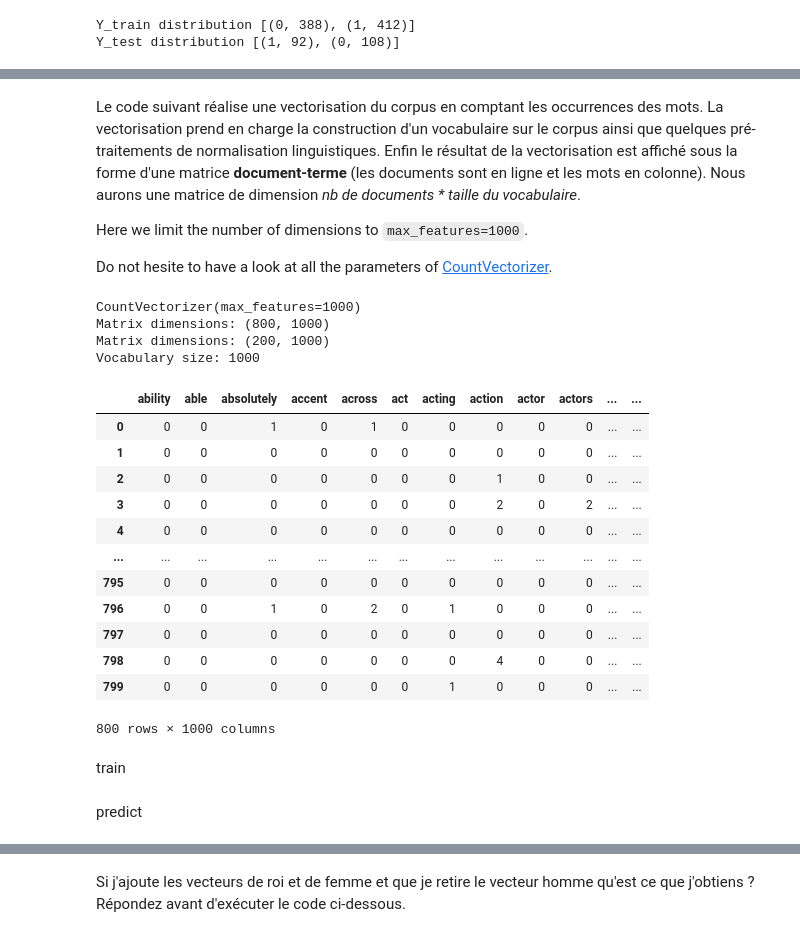
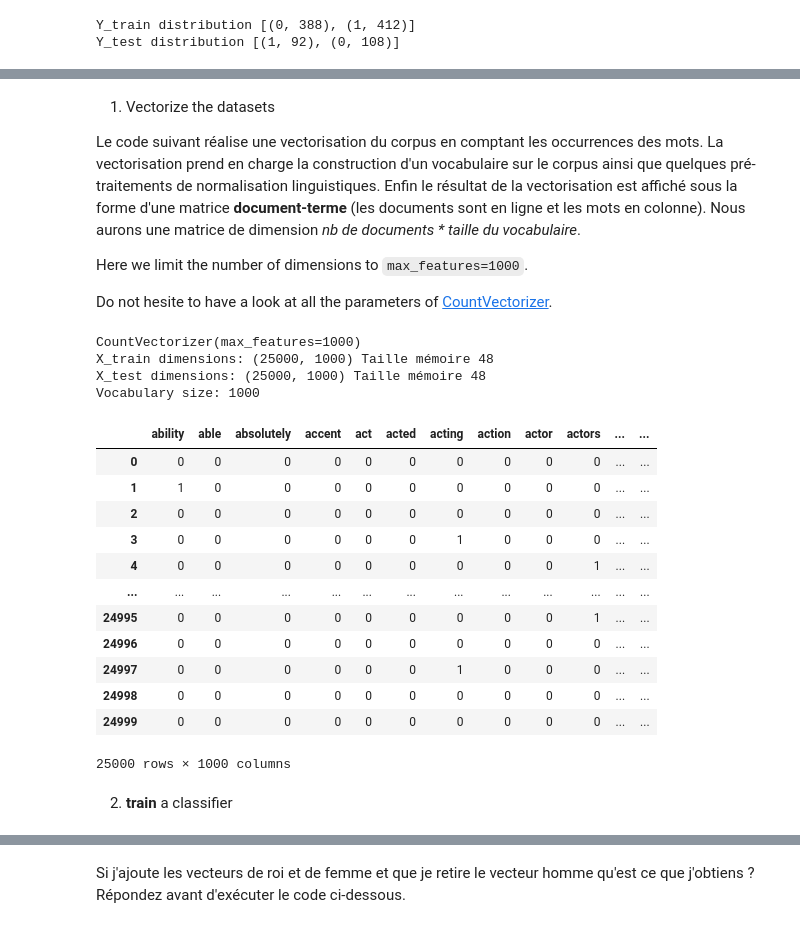
Before and after one commit to nicolashernandez/teaching_nlp, a Jupyter notebook: static_representation.ipynb, the cells around one changed output, grey strips where cells are left out. Saved outputs shown, nothing was run; the diff lists cells and outputs as text; code cells hidden in the pictures.

```diff
--- a/static_representation.ipynb
+++ b/static_representation.ipynb
@@ -183,16 +235,0 @@ preprocess training data
-# %%
-# preprocess X
-X_train = []
-for raw_text in tqdm(raw_train_df['text']):
-  X_train.append(preprocess(raw_text))
-X_train_np = np.array(X_train)
-
-# Y
-Y_train = list(raw_train_df['label'])
-Y_train_np = np.array(Y_train)
-
-
-# to backup and visualize
-train_df = pd.DataFrame({'text': X_train, 'label': Y_train})
-train_df.to_csv('imdb_train.csv', index=False)
-train_df
@@ -297,0 +289,9 @@ train_df
+# %%
+#
+X_train = train_df['preprocessed_text']
+Y_train = train_df['label']
+X_test = test_df['preprocessed_text']
+Y_test = test_df['label']
+X_unsupervised = unsupervised_df['preprocessed_text']
+
+print (X_train[:5], Y_train[:5])
@@ -306,8 +334,9 @@ from sklearn.model_selection import train_test_split
 
 sample_data = resample(train_df, n_samples = 1000, random_state = 42)
 print (sample_data.shape)
+print (sample_data.columns)
 
-X_train, X_test, Y_train, Y_test = train_test_split(sample_data['text'], sample_data['label'], test_size=0.2, random_state=45 )
+X_train, X_test, Y_train, Y_test = train_test_split(sample_data['preprocessed_text'], sample_data['label'], test_size=0.2, random_state=45 )
 X_train_np = np.array(X_train)
 Y_train_np = np.array(Y_train)
 X_test_np = np.array(X_test)
@@ -328,4 +367,6 @@ Y_test distribution [(1, 92), (0, 108)]
 # %% [markdown]
+1. Vectorize the datasets
+
 Le code suivant réalise une vectorisation du corpus en comptant les occurrences des mots. La vectorisation prend en charge la construction d'un vocabulaire sur le corpus ainsi que quelques pré-traitements de normalisation linguistiques. Enfin le résultat de la vectorisation est affiché sous la forme d'une matrice **document-terme** (les documents sont en ligne et les mots en colonne).
 Nous aurons une matrice de dimension _nb de documents * taille du vocabulaire_.
 
@@ -333,48 +374,50 @@
 
 Do not hesite to have a look at all the parameters of [CountVectorizer](https://scikit-learn.org/1.5/modules/generated/sklearn.feature_extraction.text.CountVectorizer.html).
 # %%
+# 1
 from sklearn.feature_extraction.text import CountVectorizer
 
 # define the vectorizer
-count_vectorizer = CountVectorizer(stop_words= None, max_features=1000) #stop_words='english')
+DIMENSION_SIZE = 1000
+count_vectorizer = CountVectorizer(stop_words= None, max_features=DIMENSION_SIZE) #stop_words='english')
 
 # display the configuration of the vectorizer
 print (count_vectorizer)
 
-# Learn the vocabulary (fit) and transform documents to document-term matrix (i.e. perform the vectorization)
-X_train_counter_matrix = count_vectorizer.fit_transform(X_train_np)
-print ('Matrix dimensions:', X_train_counter_matrix.get_shape())
-count_vectorizer.transform
+# 1.1 Learn the vocabulary (fit)
+X_unsupervised_counter_matrix = count_vectorizer.fit(X_unsupervised_np)
 
-# Transform documents to document-term matrix (i.e. perform the vectorization) by using Vocabulary learned
+# 1.2 Transform documents to document-term matrix (i.e. perform the vectorization) by using Vocabulary learned
+X_train_counter_matrix = count_vectorizer.transform(X_train_np)
 X_test_counter_matrix = count_vectorizer.transform(X_test_np)
-print ('Matrix dimensions:', X_test_counter_matrix.get_shape())
+print ('X_train dimensions:', X_train_counter_matrix.get_shape(), 'Taille mémoire', sys.getsizeof(X_train_counter_matrix))
+print ('X_test dimensions:', X_test_counter_matrix.get_shape(), 'Taille mémoire', sys.getsizeof(X_test_counter_matrix))
 
 # get all unique words in the corpus (the vocabulary and also the names of the matrix columns/features)
 vocab = count_vectorizer.get_feature_names_out() # .get_feature_names() # for sklearn_version >= 1.0
 print ('Vocabulary size:', len(vocab))
 
 # show document-term matrix
 X_train_counter_matrix_array = X_train_counter_matrix.toarray()
 pd.DataFrame(X_train_counter_matrix_array, columns=vocab)
 # %% [output]
 CountVectorizer(max_features=1000)
-Matrix dimensions: (800, 1000)
-Matrix dimensions: (200, 1000)
+X_train dimensions: (25000, 1000) Taille mémoire 48
+X_test dimensions: (25000, 1000) Taille mémoire 48
 Vocabulary size: 1000
-|  | ability | able | absolutely | accent | across | act | acting | action | actor | actors | ... | ... |
-| 0 | 0 | 0 | 1 | 0 | 1 | 0 | 0 | 0 | 0 | 0 | ... | ... |
-| 1 | 0 | 0 | 0 | 0 | 0 | 0 | 0 | 0 | 0 | 0 | ... | ... |
-| 2 | 0 | 0 | 0 | 0 | 0 | 0 | 0 | 1 | 0 | 0 | ... | ... |
-| 3 | 0 | 0 | 0 | 0 | 0 | 0 | 0 | 2 | 0 | 2 | ... | ... |
-| 4 | 0 | 0 | 0 | 0 | 0 | 0 | 0 | 0 | 0 | 0 | ... | ... |
+|  | ability | able | absolutely | accent | act | acted | acting | action | actor | actors | ... | ... |
+| 0 | 0 | 0 | 0 | 0 | 0 | 0 | 0 | 0 | 0 | 0 | ... | ... |
+| 1 | 1 | 0 | 0 | 0 | 0 | 0 | 0 | 0 | 0 | 0 | ... | ... |
+| 2 | 0 | 0 | 0 | 0 | 0 | 0 | 0 | 0 | 0 | 0 | ... | ... |
+| 3 | 0 | 0 | 0 | 0 | 0 | 0 | 1 | 0 | 0 | 0 | ... | ... |
+| 4 | 0 | 0 | 0 | 0 | 0 | 0 | 0 | 0 | 0 | 1 | ... | ... |
 | ... | ... | ... | ... | ... | ... | ... | ... | ... | ... | ... | ... | ... |
-| 795 | 0 | 0 | 0 | 0 | 0 | 0 | 0 | 0 | 0 | 0 | ... | ... |
-| 796 | 0 | 0 | 1 | 0 | 2 | 0 | 1 | 0 | 0 | 0 | ... | ... |
-| 797 | 0 | 0 | 0 | 0 | 0 | 0 | 0 | 0 | 0 | 0 | ... | ... |
-| 798 | 0 | 0 | 0 | 0 | 0 | 0 | 0 | 4 | 0 | 0 | ... | ... |
-| 799 | 0 | 0 | 0 | 0 | 0 | 0 | 1 | 0 | 0 | 0 | ... | ... |
+| 24995 | 0 | 0 | 0 | 0 | 0 | 0 | 0 | 0 | 0 | 1 | ... | ... |
+| 24996 | 0 | 0 | 0 | 0 | 0 | 0 | 0 | 0 | 0 | 0 | ... | ... |
+| 24997 | 0 | 0 | 0 | 0 | 0 | 0 | 1 | 0 | 0 | 0 | ... | ... |
+| 24998 | 0 | 0 | 0 | 0 | 0 | 0 | 0 | 0 | 0 | 0 | ... | ... |
+| 24999 | 0 | 0 | 0 | 0 | 0 | 0 | 0 | 0 | 0 | 0 | ... | ... |
-800 rows × 1000 columns
+25000 rows × 1000 columns
-# %% [markdown]
-train
+# %% [markdown]
+2. **train** a classifier
 # %%
@@ -383,2 +426,0 @@ MNB_counter_model = MultinomialNB().fit(X_train_counter_matrix, Y_train_np)
-# %% [markdown]
-predict
```
Also changed, not shown: parts of 141 cells of this notebook.
